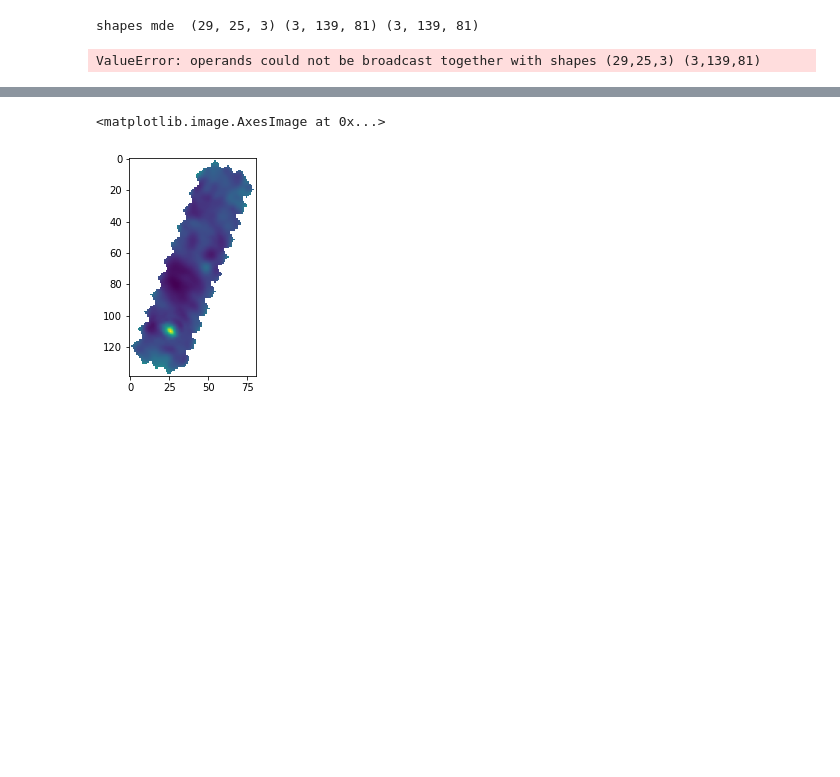
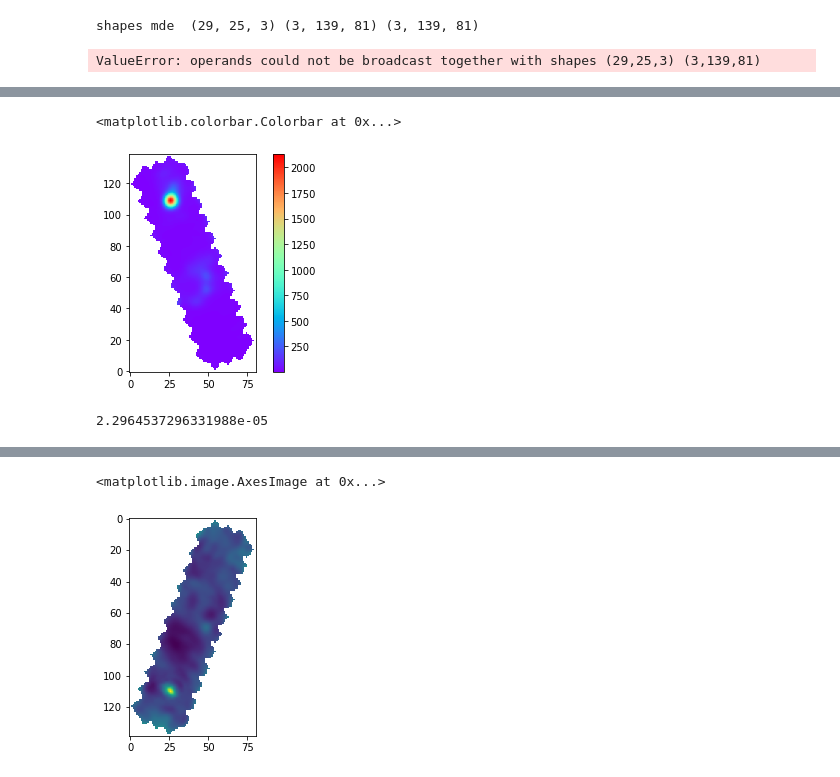
Before and after one commit to mpound/pdrtpy, a Jupyter notebook: Debug.ipynb, the cells around one changed output, grey strips where cells are left out. Saved outputs shown, nothing was run; the diff lists cells and outputs as text; code cells hidden in the pictures; blank space fills up the shorter version.

```diff
--- a/Debug.ipynb
+++ b/Debug.ipynb
@@ -273,0 +258,17 @@ shapes mde  (29, 25, 1, 1, 3) (3, 139, 81) (3, 139, 81)
+# %%
+foo=np.swapaxes(dvalue.reshape(3,139*81),0,1)
+eoo=np.swapaxes(evalue.reshape(3,139*81),0,1)
+print("data ",foo.shape)
+mfoo = mvalue[:,:,None,:]
+print("M ",mfoo.shape)
+#mvalue[None,None,:] - dvalue
+what = ((mfoo - foo)/eoo)**2
+print("W ",what.shape)
+testchi = what.sum(axis=3).reshape(29,25,139,81)
+print("TC ",testchi.shape)
+ttchi = np.amin(testchi,(0,1))
+np.nanmin(ttchi), np.nanmax(ttchi)
+tr = testchi.reshape(29*25,139,81)
+print(tr.shape)
+ttchi = np.amin(tr,0)
+ttchi.shape
@@ -273,0 +282,6 @@ shapes mde  (29, 25, 1, 1, 3) (3, 139, 81) (3, 139, 81)
+# %%
+plt.imshow(ttchi,origin='lower',norm=None,cmap='rainbow')
+plt.colorbar()
+# %% [output]
+<matplotlib.colorbar.Colorbar at 0x...>
+[figure, added]
@@ -273,0 +296,5 @@ shapes mde  (29, 25, 1, 1, 3) (3, 139, 81) (3, 139, 81)
+# %%
+np.nanmin(lrb._chisq_min)
+np.nanmax(lrb._chisq_min)
+# %% [output]
+2.2964537296331988e-05
```
Also changed, not shown: parts of 34 cells of this notebook, 1 other file.
